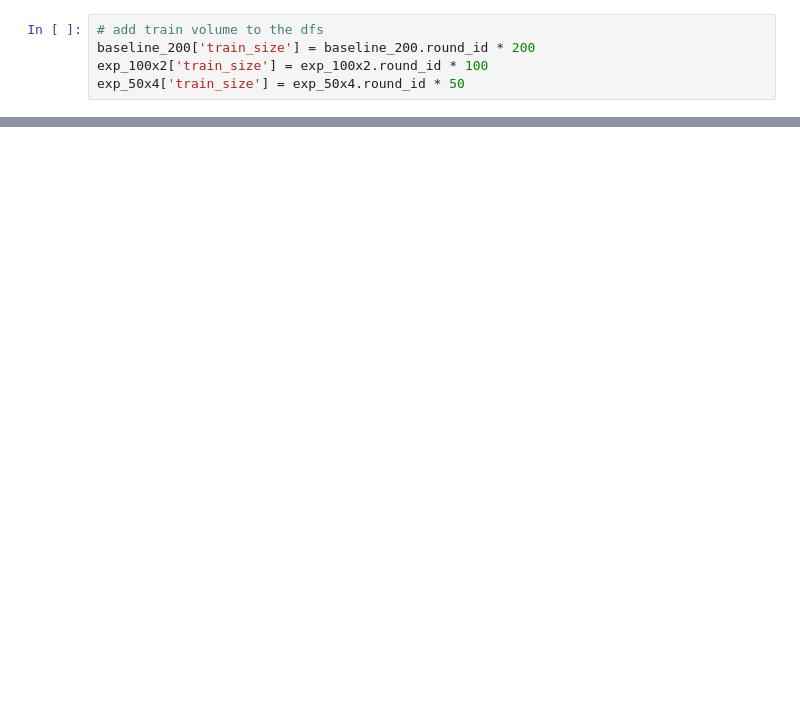
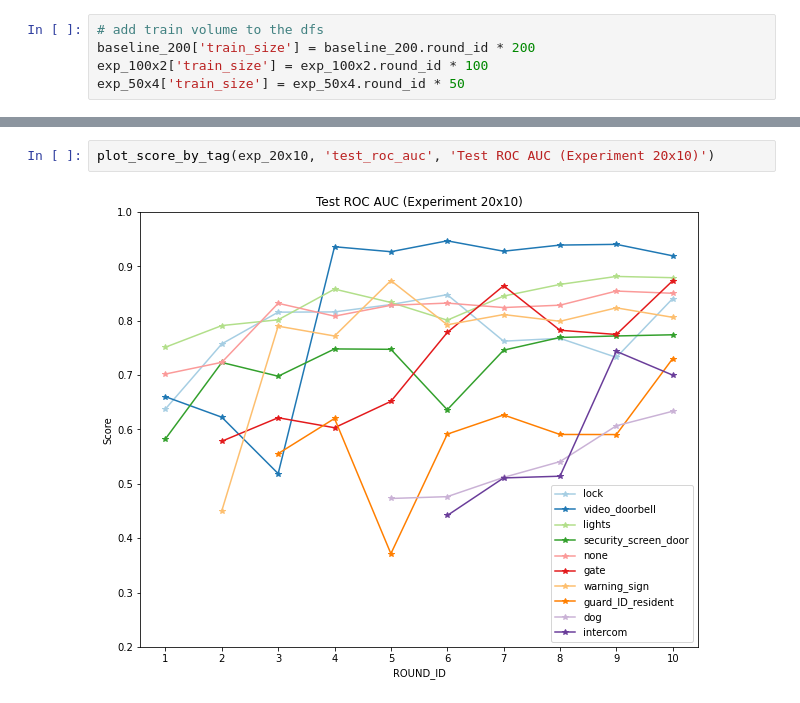
Before and after one commit to ElvinOuyang/ActiveCoder, a Jupyter notebook: output_visuals.ipynb, the cells around one changed output, grey strips where cells are left out. Cells and saved outputs as stored; diff of their text form; blank space fills up the shorter version.

```diff
--- a/output_visuals.ipynb
+++ b/output_visuals.ipynb
@@ -32,0 +75,4 @@ def plot_score_by_tag(score_df, yaxis, title, tag_col='tag_name', xaxis='round_i
+# %%
+plot_score_by_tag(exp_20x10, 'test_roc_auc', 'Test ROC AUC (Experiment 20x10)')
+# %% [output]
+[figure, added]
```
Also changed, not shown: parts of 12 cells of this notebook, 4 other files.
